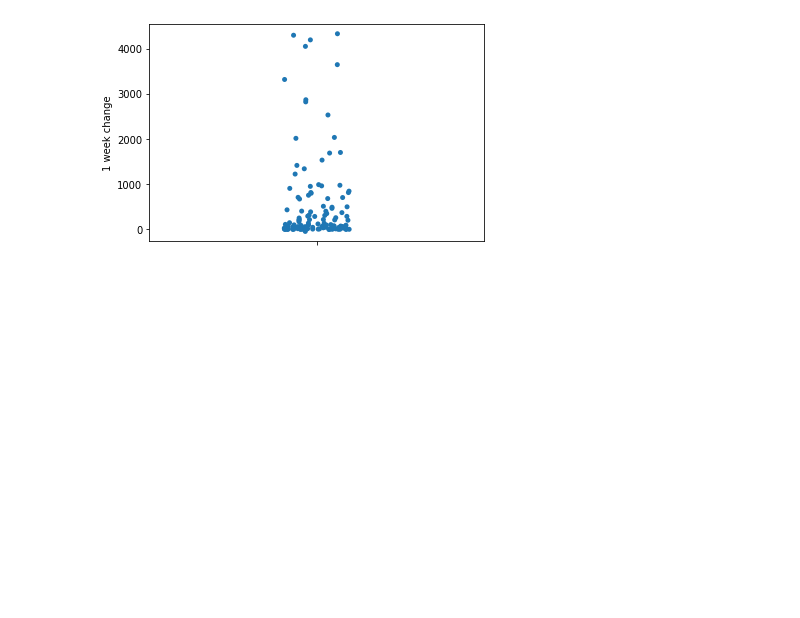
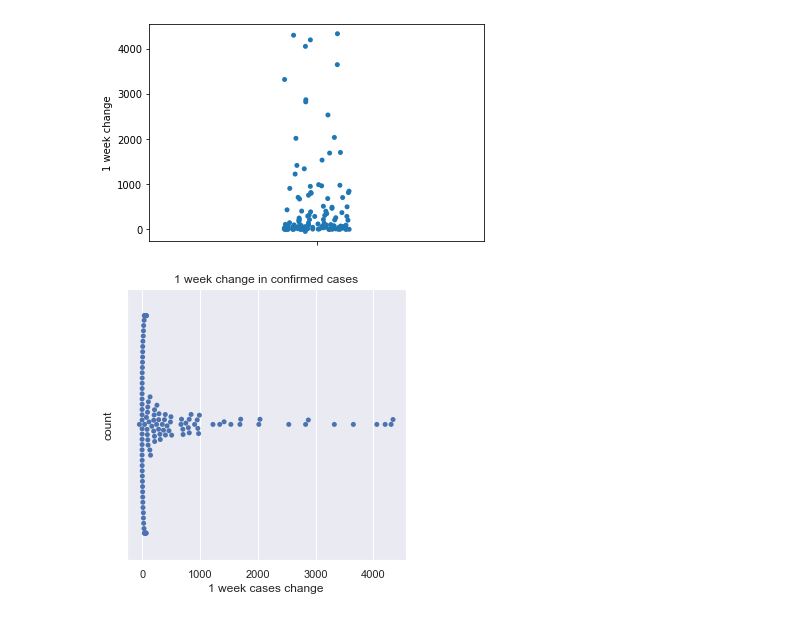
Before and after one commit to liger1apwm/Covid-data-analysis, a Jupyter notebook: covid_data_analysis.ipynb, the cells around one changed output. Drawn from its saved outputs; the diff is of its cells as text; code cells hidden in the pictures; blank space fills up the shorter version.

Commit message:
multivariable plots added and finished rest of milestone 1

```diff
--- a/covid_data_analysis.ipynb
+++ b/covid_data_analysis.ipynb
@@ -112,3 +112,9 @@ sns.stripplot(y=covid_data2['1 week change'])
 # %%
 sns.set(rc={'figure.figsize':(5,5)})
 sns.swarmplot(x=covid_data2['1 week change'])
+plt.title("1 week change in confirmed cases")
+plt.xlabel("1 week cases change")
+plt.ylabel("count")
+plt.savefig('1_week_change_swarm_plot')
+# %% [output]
+[figure, added]
```
Also changed, not shown: parts of 2 cells of this notebook, 3 other files.
